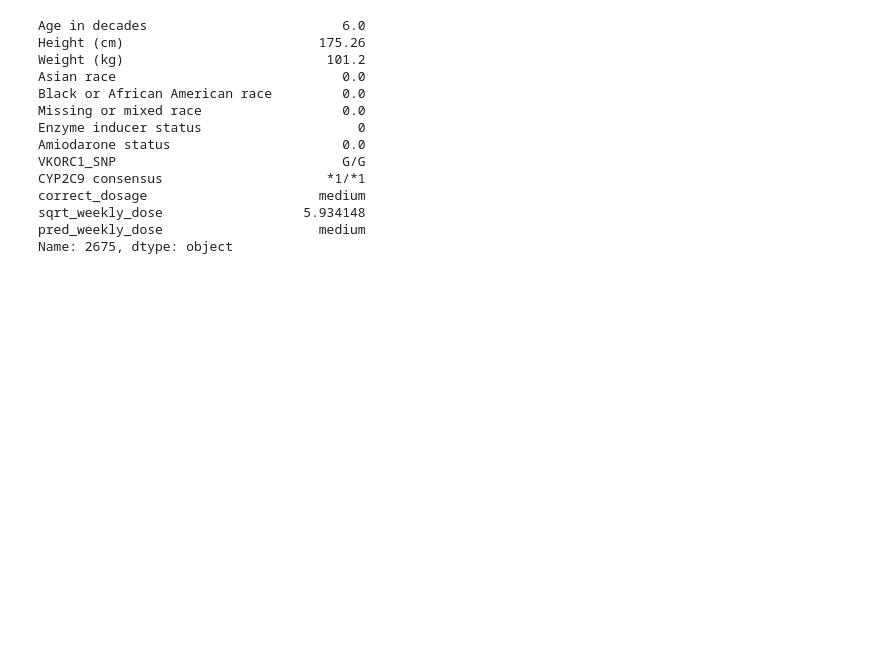
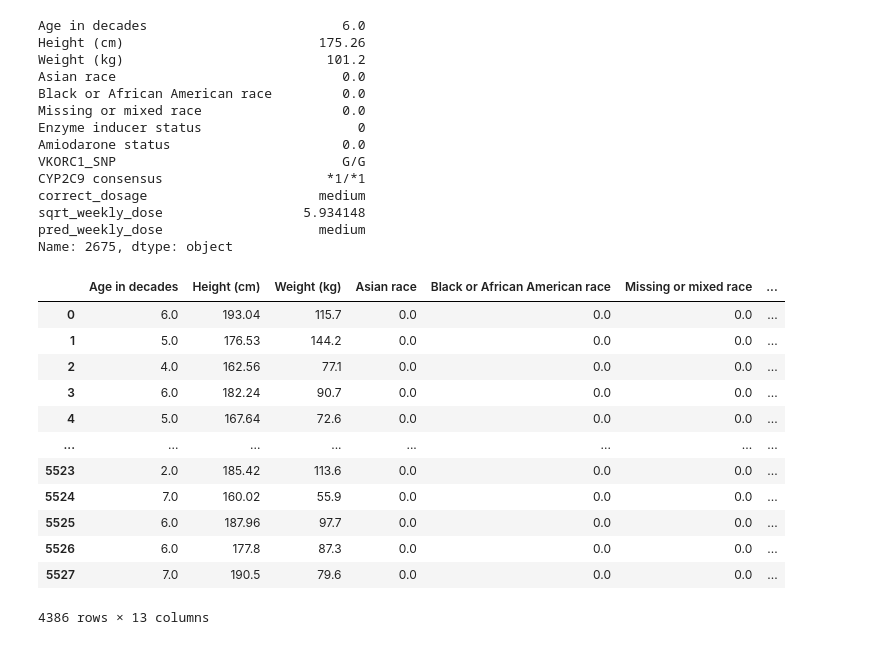
Before and after one commit to amarvenu/rl-project, a Jupyter notebook: baseline.ipynb, the cells around one changed output. Drawn from its saved outputs; the diff is of its cells as text; code cells hidden in the pictures; blank space fills up the shorter version.

```diff
--- a/baseline.ipynb
+++ b/baseline.ipynb
@@ -77,3 +77,19 @@ correct_dosage                      medium
 sqrt_weekly_dose                  5.934148
 pred_weekly_dose                    medium
 Name: 2675, dtype: object
+# %%
+alt
+# %% [output]
+|  | Age in decades | Height (cm) | Weight (kg) | Asian race | Black or African American race | Missing or mixed race | ... |
+| 0 | 6.0 | 193.04 | 115.7 | 0.0 | 0.0 | 0.0 | ... |
+| 1 | 5.0 | 176.53 | 144.2 | 0.0 | 0.0 | 0.0 | ... |
+| 2 | 4.0 | 162.56 | 77.1 | 0.0 | 0.0 | 0.0 | ... |
+| 3 | 6.0 | 182.24 | 90.7 | 0.0 | 0.0 | 0.0 | ... |
+| 4 | 5.0 | 167.64 | 72.6 | 0.0 | 0.0 | 0.0 | ... |
+| ... | ... | ... | ... | ... | ... | ... | ... |
+| 5523 | 2.0 | 185.42 | 113.6 | 0.0 | 0.0 | 0.0 | ... |
+| 5524 | 7.0 | 160.02 | 55.9 | 0.0 | 0.0 | 0.0 | ... |
+| 5525 | 6.0 | 187.96 | 97.7 | 0.0 | 0.0 | 0.0 | ... |
+| 5526 | 6.0 | 177.8 | 87.3 | 0.0 | 0.0 | 0.0 | ... |
+| 5527 | 7.0 | 190.5 | 79.6 | 0.0 | 0.0 | 0.0 | ... |
+4386 rows × 13 columns
```
Also changed, not shown: 13 other files.
